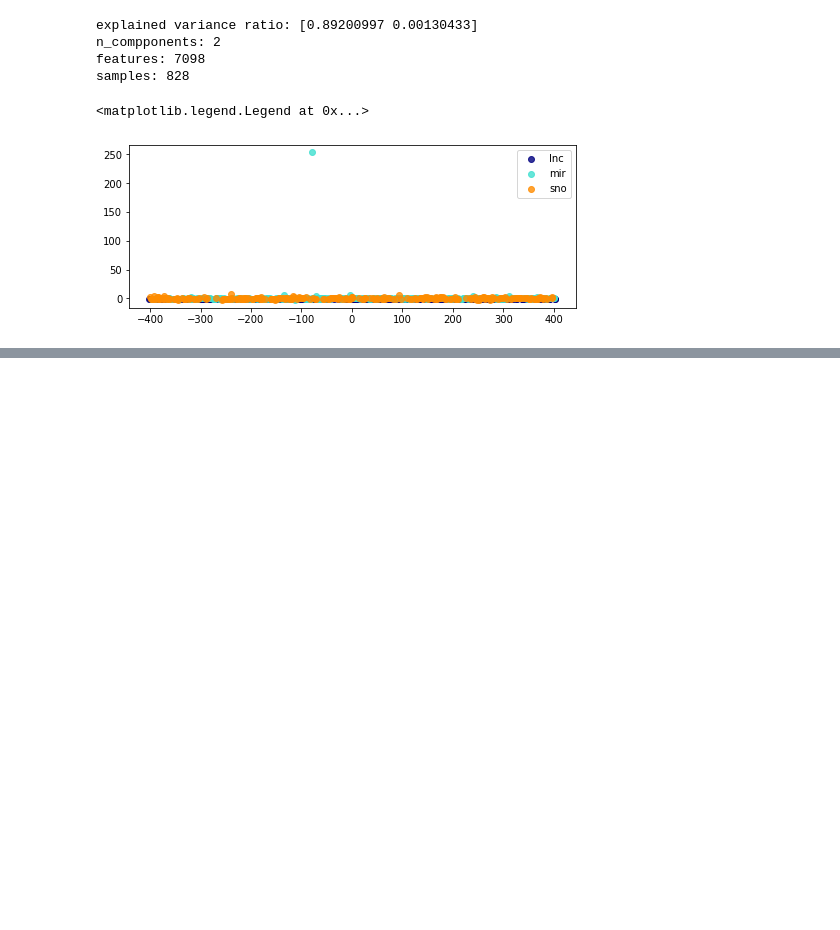
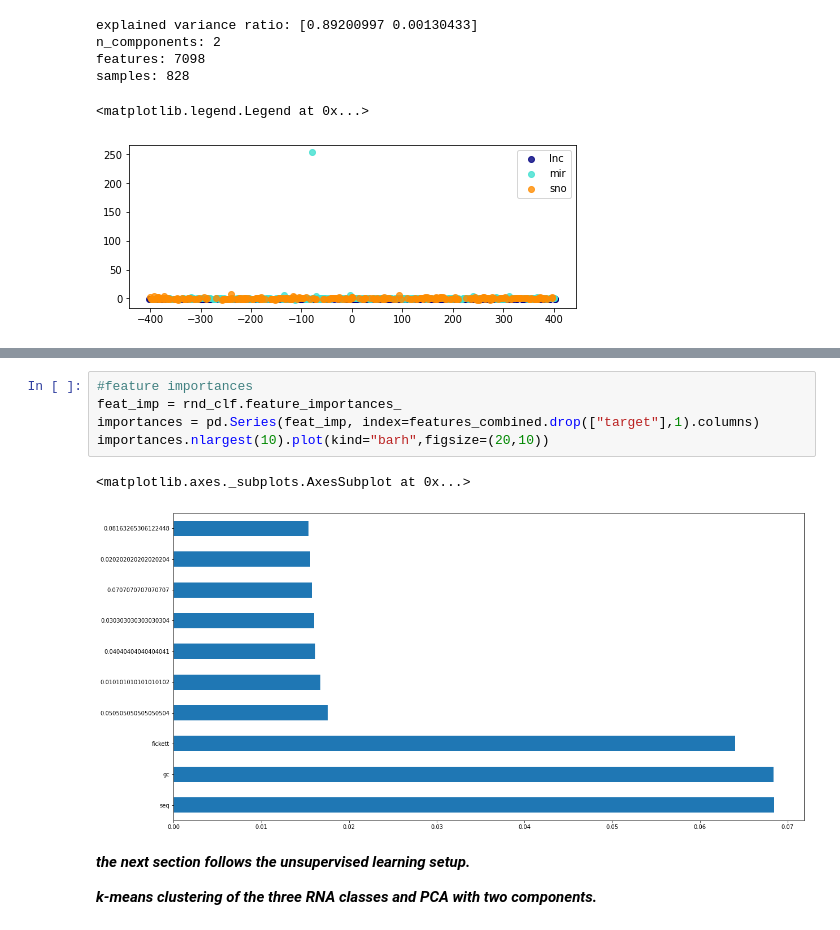
Before and after one commit to Bierinformatik/lncRNA_host_gene_classification, a Jupyter notebook: lncRNA_classify.ipynb, the cells around one changed output, grey strips where cells are left out. Cells and saved outputs as stored; diff of their text form; blank space fills up the shorter version.

```diff
--- a/lncRNA_classify.ipynb
+++ b/lncRNA_classify.ipynb
@@ -319,0 +539,12 @@ samples: 828
+# %%
+#feature importances
+feat_imp = rnd_clf.feature_importances_
+importances = pd.Series(feat_imp, index=features_combined.drop(["target"],1).columns)
+importances.nlargest(10).plot(kind="barh",figsize=(20,10))
+# %% [output]
+<matplotlib.axes._subplots.AxesSubplot at 0x...>
+[figure, added]
+# %% [markdown]
+***the next section follows the unsupervised learning setup.***
+
+***k-means clustering of the three RNA classes and PCA with two components.***
```
Also changed, not shown: parts of 67 cells of this notebook.
